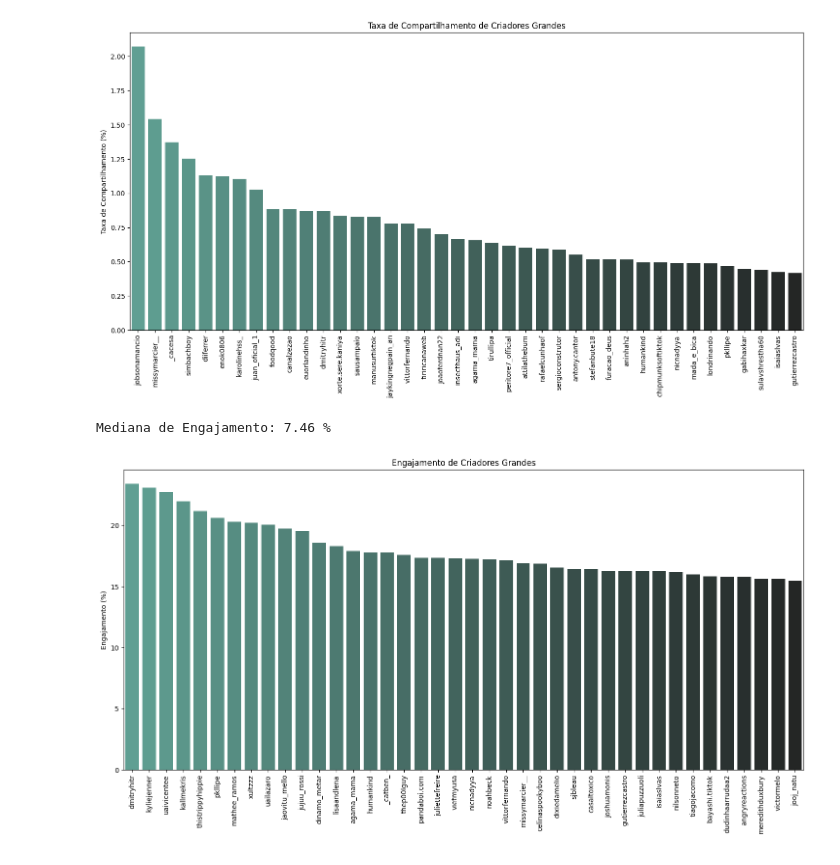
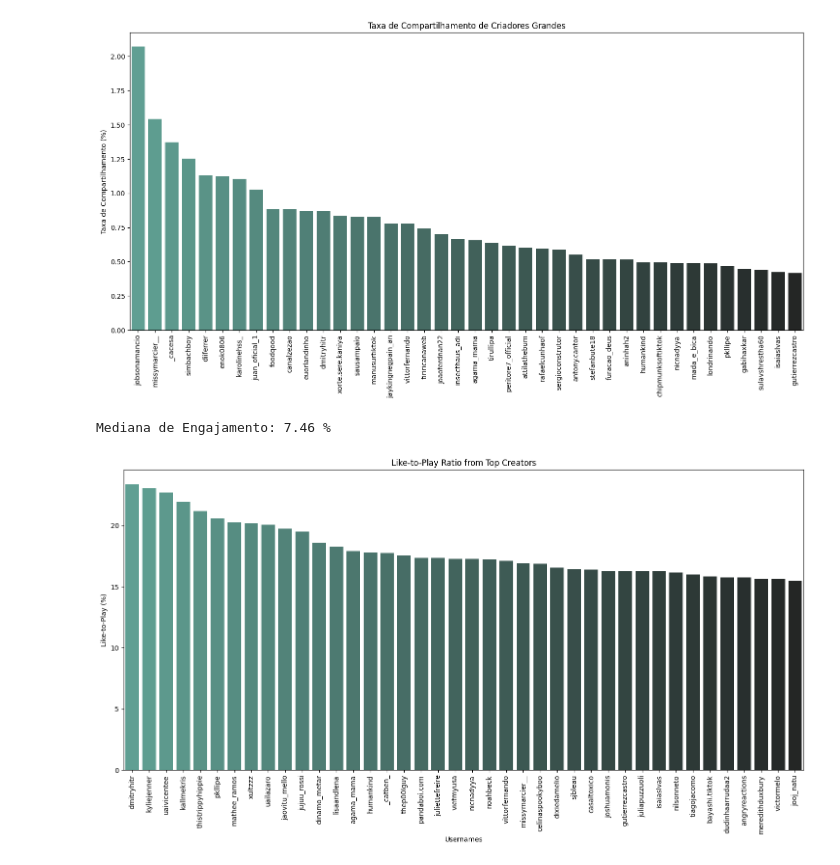
Before and after one commit to lucasstavares/tiktokbrtrends, a Jupyter notebook: tiktoktrending.ipynb, the cells around one changed output. Cells and saved outputs as stored; diff of their text form; code cells hidden in the pictures.

```diff
--- a/tiktoktrending.ipynb
+++ b/tiktoktrending.ipynb
@@ -115,17 +136,19 @@ Mediana da Taxa de Compartilhamento: 0.96 %
 # %%
 df_users = df_users.sort_values(by='engagement', ascending=False)
 
 plt.figure(figsize=(18,8))
 plt.ticklabel_format(style = 'plain')
 graph = sns.barplot(x = df_users.index[df_users.n_plays >= 25000000][:40], y = df_users.engagement[df_users.n_plays >= 25000000][:40], hue = df_users.index[df_users.n_plays >= 25000000][:40], legend = False, palette = 'dark:#5A9_r', errorbar = ('ci'))
 
 plt.xticks(rotation=90)
 
-plt.title('Engajamento de Criadores Grandes')
-plt.ylabel('Engajamento (%)')
-plt.xlabel('')
+plt.title('Like-to-Play Ratio from Top Creators')
+plt.ylabel('Like-to-Play (%)')
+plt.xlabel('Usernames')
+
+plt.savefig('./graphs/liketoplay.png', dpi=200, bbox_inches='tight')
 
 print('Mediana de Engajamento:', np.round(df_users['engagement'].mean(), decimals=2), '%')
 # %% [output]
 Mediana de Engajamento: 7.46 %
-[figure, old version]
+[figure, new version]
```
Also changed, not shown: parts of 5 cells of this notebook, 5 other files.
